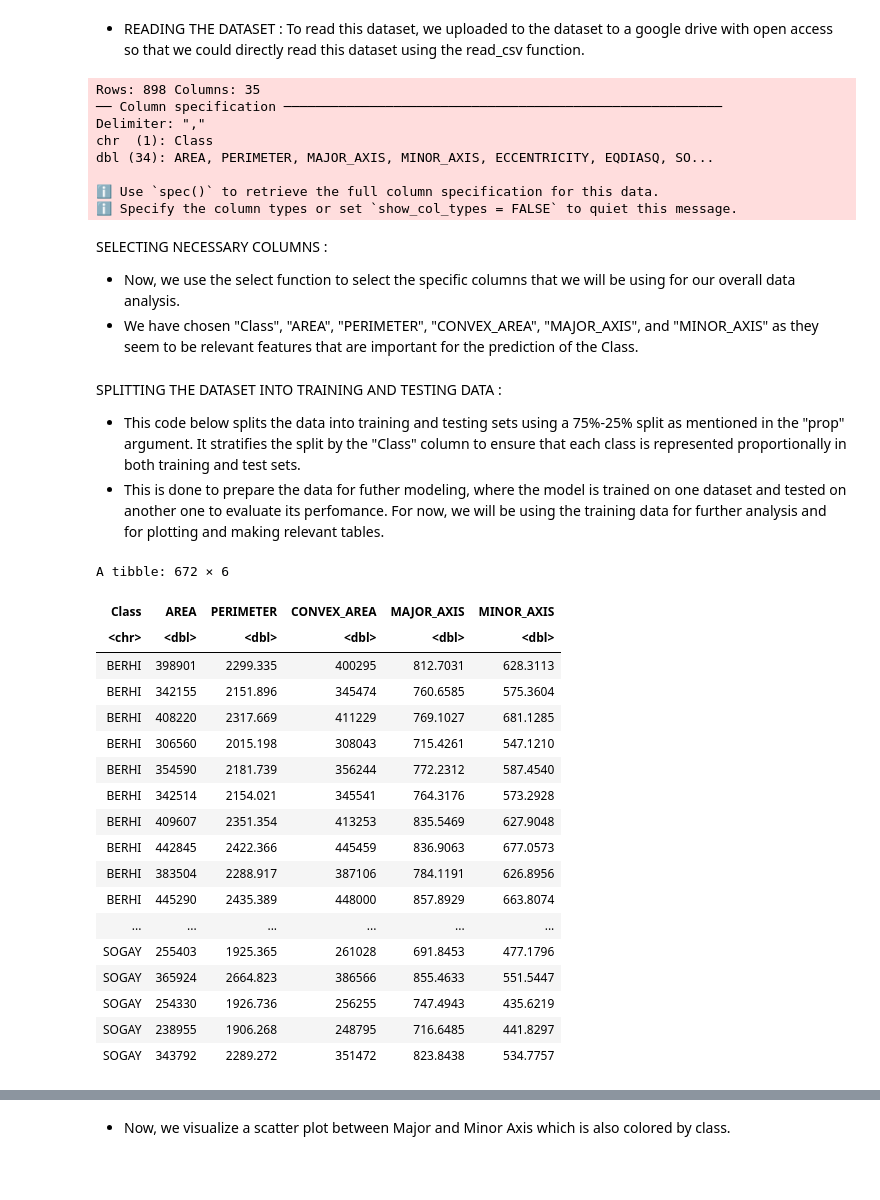
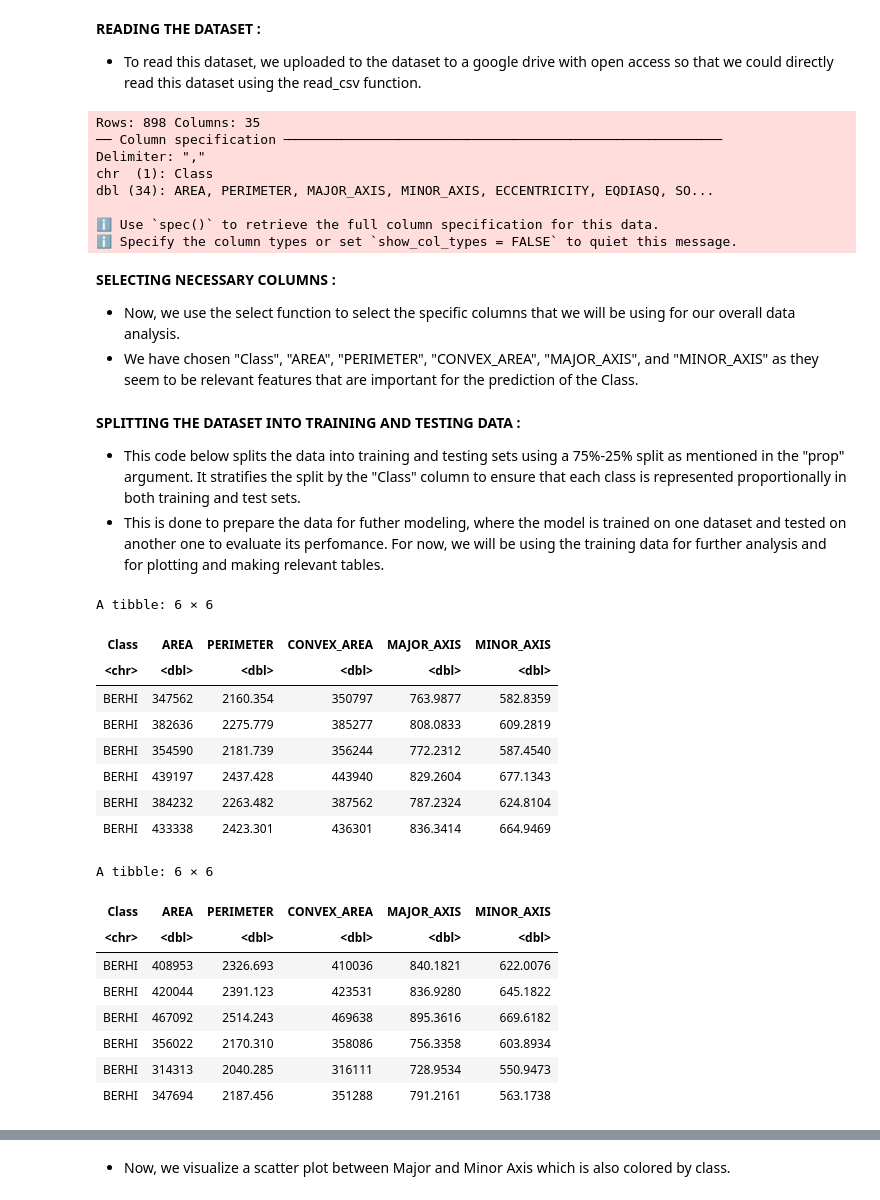
Before and after one commit to NikoSresh/dsci-100-2024-group-32, a Jupyter notebook: exploring_date_fruit_data.ipynb, the cells around one changed output, grey strips where cells are left out. Cells and saved outputs as stored; diff of their text form; code cells hidden in the pictures; blank space fills up the shorter version.

```diff
--- a/exploring_date_fruit_data.ipynb
+++ b/exploring_date_fruit_data.ipynb
@@ -34,6 +35,6 @@ library(tidymodels)
 # %% [markdown]
-- READING THE DATASET :
-To read this dataset, we uploaded to the dataset to a google drive with open access so that we could directly read this dataset using the read_csv function.
+**READING THE DATASET :**
+- To read this dataset, we uploaded to the dataset to a google drive with open access so that we could directly read this dataset using the read_csv function.
 # %%
 date_fruit_full_data <- read_csv("https://drive.google.com/uc?export=download&id=1jPdbQ6nzKO8h9KTi7R6VKyExp2o7Ry5P")
 # %% [output]
@@ -46,39 +47,39 @@ dbl (34): AREA, PERIMETER, MAJOR_AXIS, MINOR_AXIS, ECCENTRICITY, EQDIASQ, SO...
 ℹ Use `spec()` to retrieve the full column specification for this data.
 ℹ Specify the column types or set `show_col_types = FALSE` to quiet this message.
 # %% [markdown]
-SELECTING NECESSARY COLUMNS :
+**SELECTING NECESSARY COLUMNS :**
 - Now, we use the select function to select the specific columns that we will be using for our overall data analysis.
 - We have chosen "Class", "AREA", "PERIMETER", "CONVEX_AREA", "MAJOR_AXIS", and "MINOR_AXIS" as they seem to be relevant features that are important for the prediction of the Class.
 # %%
 date_fruit_data <- select(date_fruit_full_data, "Class", "AREA", "PERIMETER", "CONVEX_AREA", "MAJOR_AXIS", "MINOR_AXIS")
 # %% [markdown]
-SPLITTING THE DATASET INTO TRAINING AND TESTING DATA :
+**SPLITTING THE DATASET INTO TRAINING AND TESTING DATA :**
 - This code below splits the data into training and testing sets using a 75%-25% split as mentioned in the "prop" argument. It stratifies the split by the "Class" column to ensure that each class is represented proportionally in both training and test sets.
 - This is done to prepare the data for futher modeling, where the model is trained on one dataset and tested on another one to evaluate its perfomance. For now, we will be using the training data for further analysis and for plotting and making relevant tables.
 # %%
 date_fruit_split <- initial_split(date_fruit_data, prop = 0.75, strata = Class)
 date_fruit_train <- training(date_fruit_split)
 date_fruit_test <- testing(date_fruit_split)
 
-date_fruit_train
+date_fruit_train |> head()
+date_fruit_test |> head()
 # %% [output]
-A tibble: 672 × 6
+A tibble: 6 × 6
 | Class | AREA | PERIMETER | CONVEX_AREA | MAJOR_AXIS | MINOR_AXIS |
 | <chr> | <dbl> | <dbl> | <dbl> | <dbl> | <dbl> |
-| BERHI | 398901 | 2299.335 | 400295 | 812.7031 | 628.3113 |
-| BERHI | 342155 | 2151.896 | 345474 | 760.6585 | 575.3604 |
-| BERHI | 408220 | 2317.669 | 411229 | 769.1027 | 681.1285 |
-| BERHI | 306560 | 2015.198 | 308043 | 715.4261 | 547.1210 |
+| BERHI | 347562 | 2160.354 | 350797 | 763.9877 | 582.8359 |
+| BERHI | 382636 | 2275.779 | 385277 | 808.0833 | 609.2819 |
 | BERHI | 354590 | 2181.739 | 356244 | 772.2312 | 587.4540 |
-| BERHI | 342514 | 2154.021 | 345541 | 764.3176 | 573.2928 |
-| BERHI | 409607 | 2351.354 | 413253 | 835.5469 | 627.9048 |
-| BERHI | 442845 | 2422.366 | 445459 | 836.9063 | 677.0573 |
-| BERHI | 383504 | 2288.917 | 387106 | 784.1191 | 626.8956 |
-| BERHI | 445290 | 2435.389 | 448000 | 857.8929 | 663.8074 |
-| ... | ... | ... | ... | ... | ... |
-| SOGAY | 255403 | 1925.365 | 261028 | 691.8453 | 477.1796 |
-| SOGAY | 365924 | 2664.823 | 386566 | 855.4633 | 551.5447 |
-| SOGAY | 254330 | 1926.736 | 256255 | 747.4943 | 435.6219 |
-| SOGAY | 238955 | 1906.268 | 248795 | 716.6485 | 441.8297 |
-| SOGAY | 343792 | 2289.272 | 351472 | 823.8438 | 534.7757 |
+| BERHI | 439197 | 2437.428 | 443940 | 829.2604 | 677.1343 |
+| BERHI | 384232 | 2263.482 | 387562 | 787.2324 | 624.8104 |
+| BERHI | 433338 | 2423.301 | 436301 | 836.3414 | 664.9469 |
+A tibble: 6 × 6
+| Class | AREA | PERIMETER | CONVEX_AREA | MAJOR_AXIS | MINOR_AXIS |
+| <chr> | <dbl> | <dbl> | <dbl> | <dbl> | <dbl> |
+| BERHI | 408953 | 2326.693 | 410036 | 840.1821 | 622.0076 |
+| BERHI | 420044 | 2391.123 | 423531 | 836.9280 | 645.1822 |
+| BERHI | 467092 | 2514.243 | 469638 | 895.3616 | 669.6182 |
+| BERHI | 356022 | 2170.310 | 358086 | 756.3358 | 603.8934 |
+| BERHI | 314313 | 2040.285 | 316111 | 728.9534 | 550.9473 |
+| BERHI | 347694 | 2187.456 | 351288 | 791.2161 | 563.1738 |
 # %% [markdown]
```
Also changed, not shown: parts of 11 cells of this notebook.
